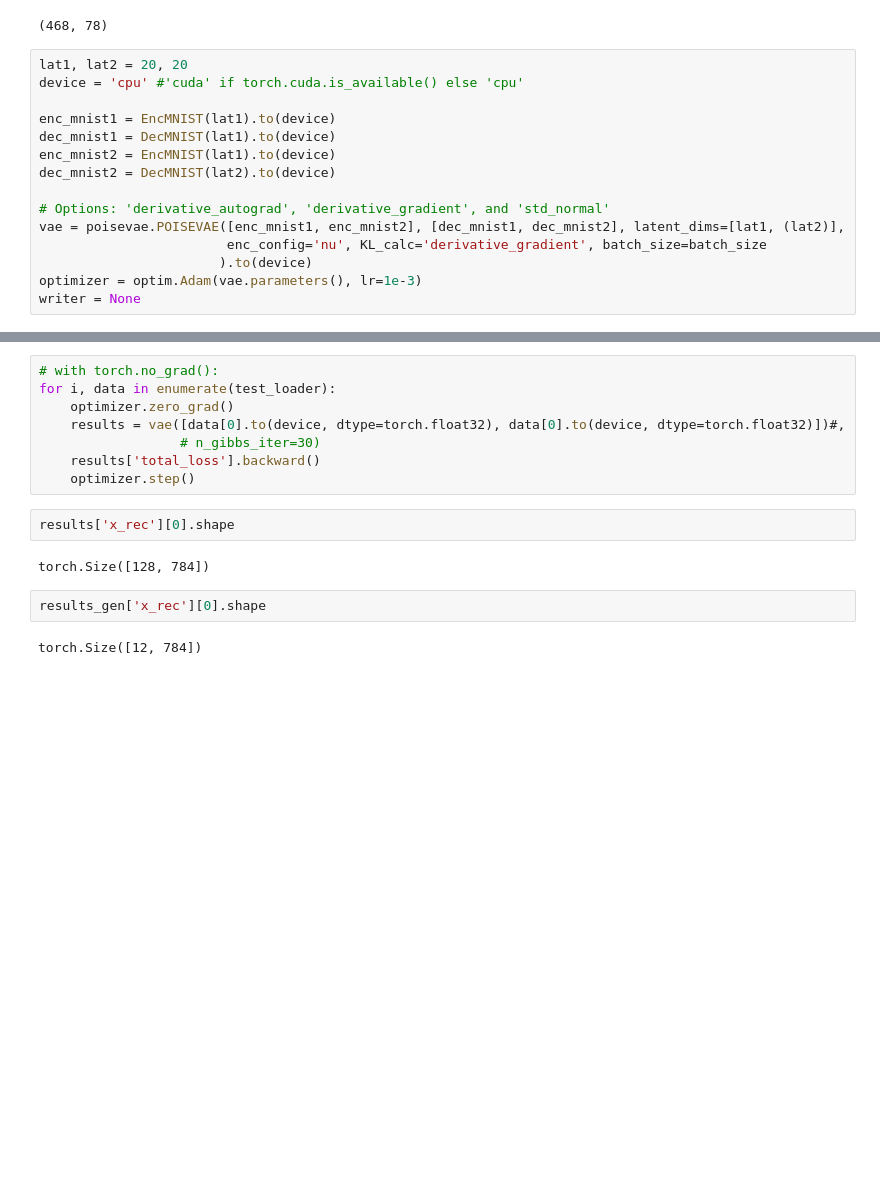
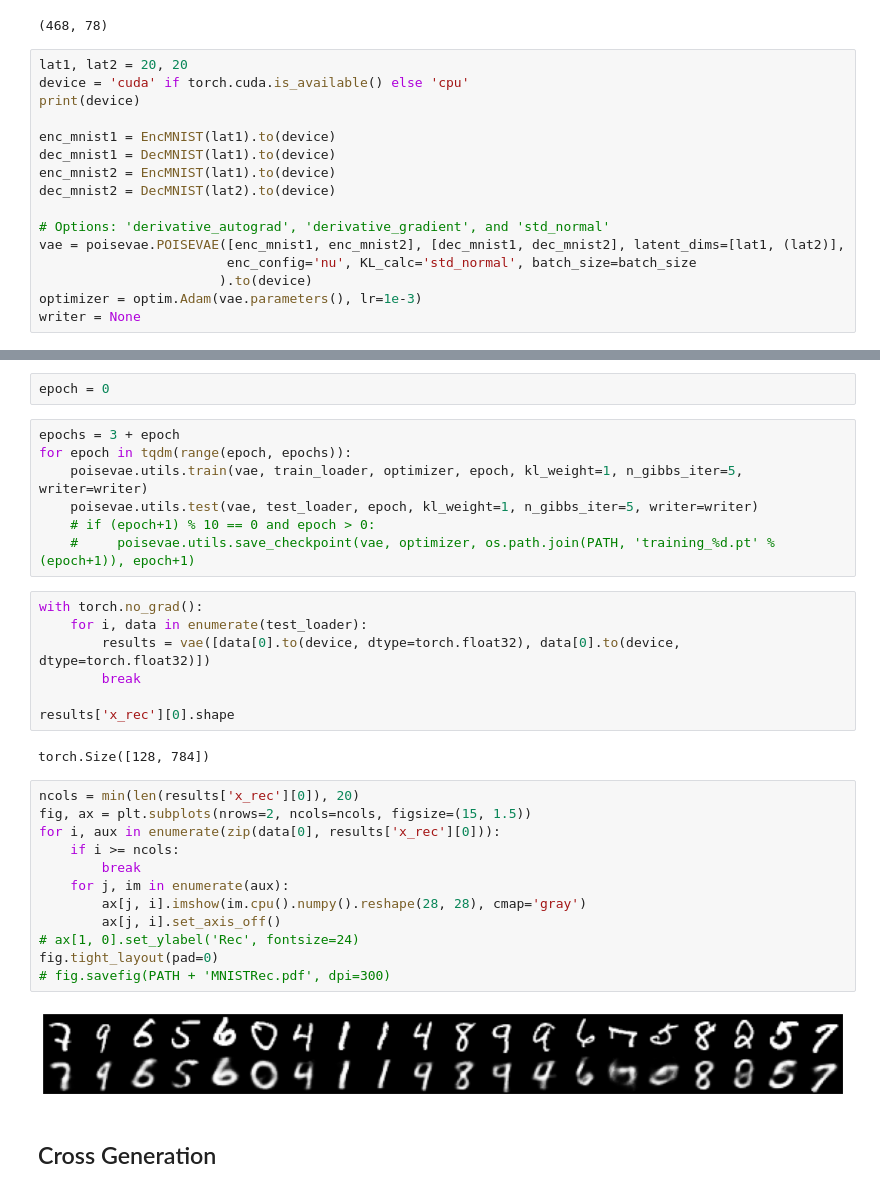
Before and after one commit to gongziyida/POISEVAE, a Jupyter notebook: examples/vanillaMNIST.ipynb, the cells around one changed output, grey strips where cells are left out. Drawn from its saved outputs; the diff is of its cells as text; blank space fills up the shorter version.

```diff
--- a/examples/vanillaMNIST.ipynb
+++ b/examples/vanillaMNIST.ipynb
@@ -26,7 +26,8 @@ len(train_loader), len(test_loader)
 (468, 78)
 # %%
 lat1, lat2 = 20, 20
-device = 'cpu' #'cuda' if torch.cuda.is_available() else 'cpu'
+device = 'cuda' if torch.cuda.is_available() else 'cpu'
+print(device)
 
 enc_mnist1 = EncMNIST(lat1).to(device)
 dec_mnist1 = DecMNIST(lat1).to(device)
@@ -35,7 +36,7 @@ dec_mnist2 = DecMNIST(lat2).to(device)
 
 # Options: 'derivative_autograd', 'derivative_gradient', and 'std_normal'
 vae = poisevae.POISEVAE([enc_mnist1, enc_mnist2], [dec_mnist1, dec_mnist2], latent_dims=[lat1, (lat2)],
-                        enc_config='nu', KL_calc='derivative_gradient', batch_size=batch_size
+                        enc_config='nu', KL_calc='std_normal', batch_size=batch_size
                        ).to(device)
 optimizer = optim.Adam(vae.parameters(), lr=1e-3)
 writer = None
@@ -45,16 +45,34 @@ with torch.no_grad():
+# %%
+epoch = 0
+# %%
+epochs = 3 + epoch
+for epoch in tqdm(range(epoch, epochs)):
+    poisevae.utils.train(vae, train_loader, optimizer, epoch, kl_weight=1, n_gibbs_iter=5, writer=writer)
+    poisevae.utils.test(vae, test_loader, epoch, kl_weight=1, n_gibbs_iter=5, writer=writer)
+    # if (epoch+1) % 10 == 0 and epoch > 0:
+    #     poisevae.utils.save_checkpoint(vae, optimizer, os.path.join(PATH, 'training_%d.pt' % (epoch+1)), epoch+1)
 # %%
-# with torch.no_grad():
-for i, data in enumerate(test_loader):
-    optimizer.zero_grad()
-    results = vae([data[0].to(device, dtype=torch.float32), data[0].to(device, dtype=torch.float32)])#,
-                  # n_gibbs_iter=30)
-    results['total_loss'].backward()
-    optimizer.step()
+with torch.no_grad():
+    for i, data in enumerate(test_loader):
+        results = vae([data[0].to(device, dtype=torch.float32), data[0].to(device, dtype=torch.float32)])
+        break
+
+results['x_rec'][0].shape
+# %% [output]
+torch.Size([128, 784])
-# %%
-results['x_rec'][0].shape
-# %% [output]
-torch.Size([128, 784])
-# %%
-results_gen['x_rec'][0].shape
-# %% [output]
-torch.Size([12, 784])
+# %%
+ncols = min(len(results['x_rec'][0]), 20)
+fig, ax = plt.subplots(nrows=2, ncols=ncols, figsize=(15, 1.5))
+for i, aux in enumerate(zip(data[0], results['x_rec'][0])):
+    if i >= ncols:
+        break
+    for j, im in enumerate(aux):
+        ax[j, i].imshow(im.cpu().numpy().reshape(28, 28), cmap='gray')
+        ax[j, i].set_axis_off()
+# ax[1, 0].set_ylabel('Rec', fontsize=24)
+fig.tight_layout(pad=0)
+# fig.savefig(PATH + 'MNISTRec.pdf', dpi=300)
+# %% [output]
+[figure, added]
+# %% [markdown]
+## Cross Generation
```
Also changed, not shown: parts of 9 cells of this notebook, 8 other files.
